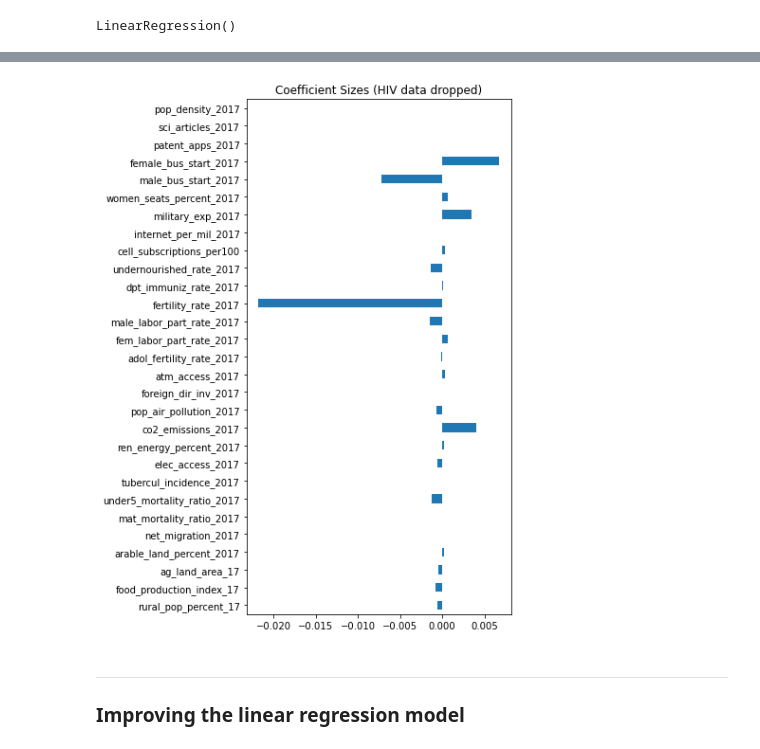
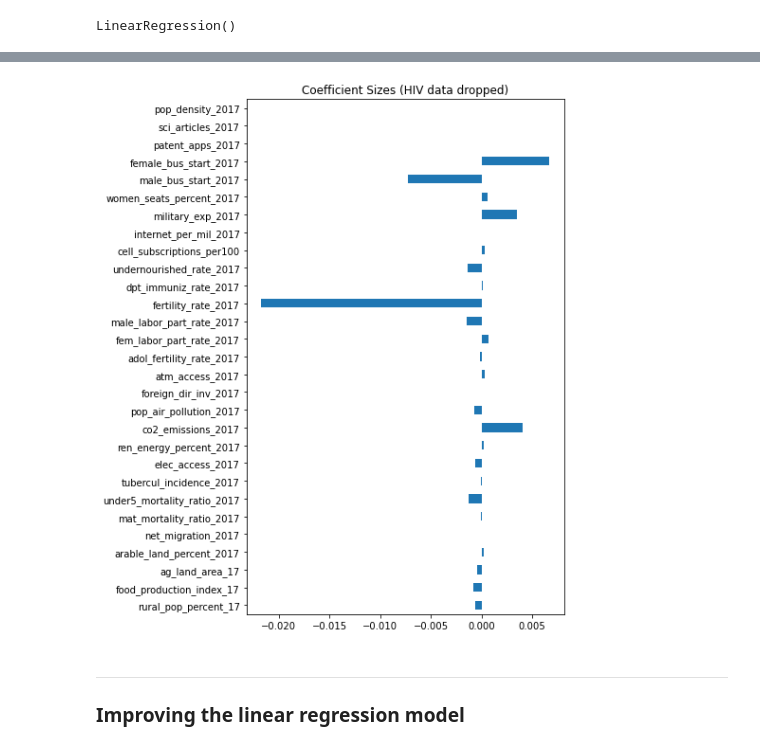
Before and after one commit to pemurp19/Predicting-HDI---Human-Development-Indicators, a Jupyter notebook: code/linear_regression.ipynb, the cells around one changed output, grey strips where cells are left out. Drawn from its saved outputs; the diff is of its cells as text; code cells hidden in the pictures.

```diff
--- a/code/linear_regression.ipynb
+++ b/code/linear_regression.ipynb
@@ -97,4 +101,4 @@ Test R-Squared: 0.9187857346222131
 # %%
-pd.DataFrame(lr.coef_, index = X.columns).plot(kind = 'barh', figsize=(5,10), legend=False, title='Coefficient Sizes (HIV data dropped)');
+plot2 = pd.DataFrame(lr.coef_, index = X.columns).plot(kind = 'barh', figsize=(6,10), legend=False, title='Coefficient Sizes (HIV data dropped)');
 # %% [output]
-[figure, old version]
+[figure, new version]
```
Also changed, not shown: parts of 16 cells of this notebook, 5 other files.
